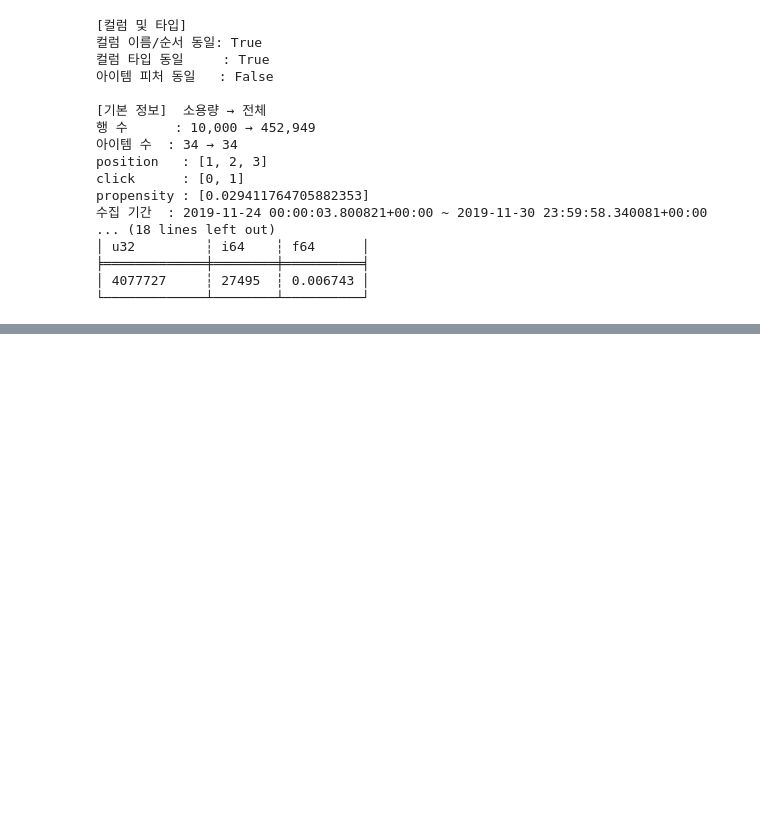
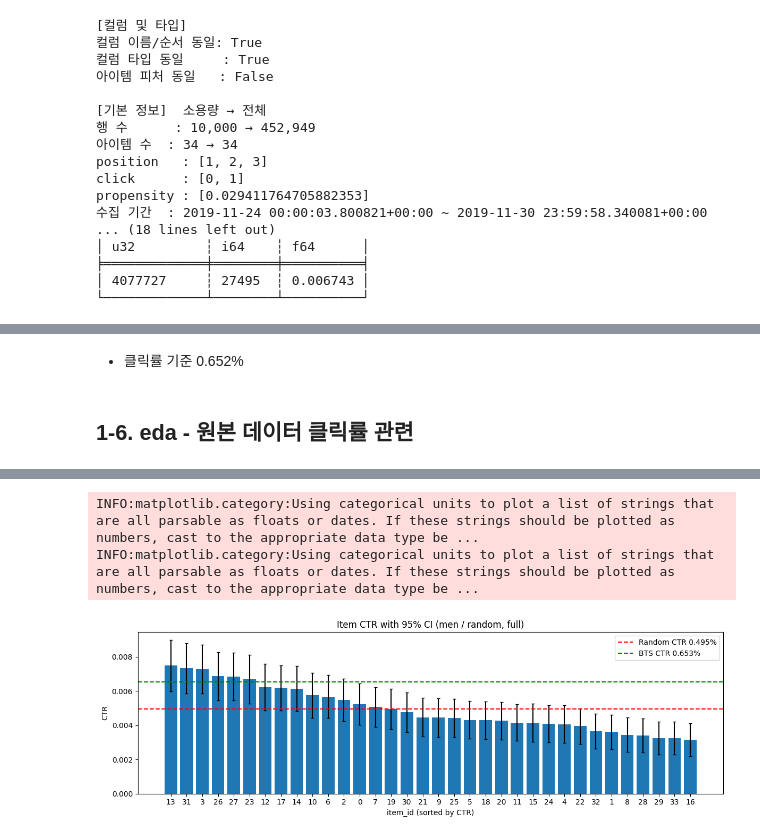
Before and after one commit to yongjin-hong/obd-bandit, a Jupyter notebook: notebooks/eda.ipynb, the cells around one changed output, grey strips where cells are left out. Cells and saved outputs as stored; diff of their text form; code cells hidden in the pictures; blank space fills up the shorter version.

```diff
--- a/notebooks/eda.ipynb
+++ b/notebooks/eda.ipynb
@@ -431,0 +543,66 @@ propensity : [0.029411764705882353]
+# %% [markdown]
+- 클릭률 기준 0.652%
+# %% [markdown]
+## 1-6. eda - 원본 데이터 클릭률 관련
+# %%
+# ===== 공통: 그룹별 노출 수, 클릭 수, 클릭률, 95% 신뢰구간 집계 함수 (덮어쓰기) =====
+def summarize_ctr(source_df: pl.DataFrame, group_cols: list) -> pl.DataFrame:
+    return (
+        source_df
+        .group_by(group_cols)
+        .agg(
+            pl.len().alias("impressions"),
+            pl.col("click").sum().alias("clicks"),
+            pl.col("click").mean().alias("ctr"),
+        )
+        .with_columns(
+            # 정규근사 표준오차: sqrt(p(1-p)/n)
+            (pl.col("ctr") * (1 - pl.col("ctr")) / pl.col("impressions")).sqrt().alias("std_err")
+        )
+        .with_columns(
+            (pl.col("ctr") - 1.96 * pl.col("std_err")).alias("ci_low"),
+            (pl.col("ctr") + 1.96 * pl.col("std_err")).alias("ci_high"),
+        )
+        .drop("std_err")
+        .sort(group_cols)
+    )
+
+# ===== 1. 전체 클릭률 =====
+print("[전체]")
+print(f"노출 {random_log_df.height:,} / 클릭 {random_log_df['click'].sum():,} / 클릭률 {random_ctr:.4%}")
+
+# ===== 2. 슬롯(position)별 클릭률 =====
+position_ctr_df = summarize_ctr(random_log_df, ["position"])
+print("\n[슬롯별]")
+print(position_ctr_df)
+
+# ===== 3. 아이템별 클릭률 요약 =====
+item_ctr_df = summarize_ctr(random_log_df, ["item_id"])
+print("\n[아이템별 요약]")
+print(item_ctr_df.select(
+    pl.col("impressions").min().alias("impressions_min"),
+    pl.col("impressions").max().alias("impressions_max"),
+    pl.col("clicks").min().alias("clicks_min"),
+    pl.col("clicks").max().alias("clicks_max"),
+    pl.col("ctr").min().alias("ctr_min"),
+    pl.col("ctr").max().alias("ctr_max"),
+))
+
+# ===== 아이템별 클릭률 시각화 (95% 신뢰구간, 전체 평균선, BTS 기준선) =====
+sorted_item_ctr_df = item_ctr_df.sort("ctr", descending=True)
+ctr_values = sorted_item_ctr_df["ctr"].to_numpy()
+error_lower = ctr_values - sorted_item_ctr_df["ci_low"].to_numpy()
+error_upper = sorted_item_ctr_df["ci_high"].to_numpy() - ctr_values
+
+fig, axis = plt.subplots(figsize=(12, 4))
+axis.bar(sorted_item_ctr_df["item_id"].cast(pl.String).to_list(), ctr_values,
+         yerr=[error_lower, error_upper], capsize=2)
+axis.axhline(random_ctr, color="red", linestyle="--", label=f"Random CTR {random_ctr:.3%}")
+axis.axhline(bts_dedup_ctr, color="green", linestyle="--", label=f"BTS CTR {bts_dedup_ctr:.3%}")
+axis.set_xlabel("item_id (sorted by CTR)")
+axis.set_ylabel("CTR")
+axis.set_title(f"Item CTR with 95% CI ({CAMPAIGN} / {BEHAVIOR_POLICY}, full)")
+axis.legend()
+plt.tight_layout()
+plt.show()
+# %% [output]
@@ -431,0 +626,3 @@ propensity : [0.029411764705882353]
+INFO:matplotlib.category:Using categorical units to plot a list of strings that are all parsable as floats or dates. If these strings should be plotted as numbers, cast to the appropriate data type be ...
+INFO:matplotlib.category:Using categorical units to plot a list of strings that are all parsable as floats or dates. If these strings should be plotted as numbers, cast to the appropriate data type be ...
+[figure, added]
```
Also changed, not shown: parts of 12 cells of this notebook, 1 other file.
